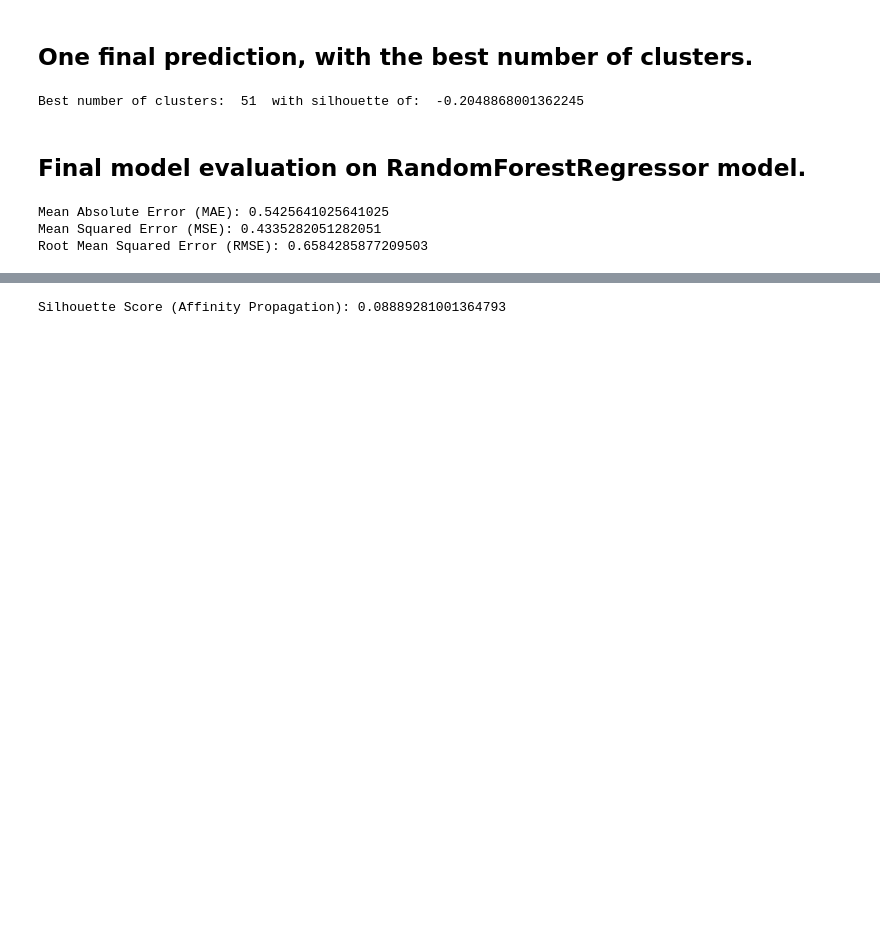
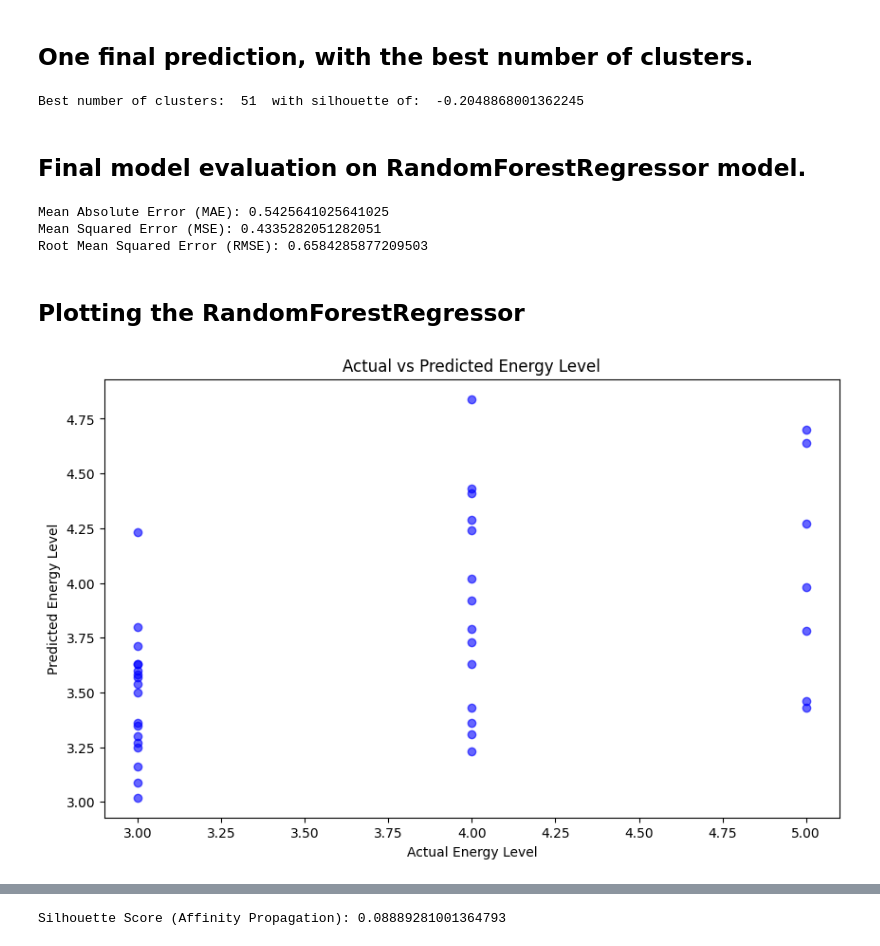
Before and after one commit to dnllzc/mldm-project, a Jupyter notebook: notebook3f2d4297f9.ipynb, the cells around one changed output, grey strips where cells are left out. Drawn from its saved outputs; the diff is of its cells as text; code cells hidden in the pictures; blank space fills up the shorter version.

Commit message:
Kaggle Notebook | notebook3f2d4297f9 | Plotting of K-Means, Affinity and RandomForest

```diff
--- a/notebook3f2d4297f9.ipynb
+++ b/notebook3f2d4297f9.ipynb
@@ -144,3 +147,15 @@ print("Root Mean Squared Error (RMSE):", rmse)
 Mean Absolute Error (MAE): 0.5425641025641025
 Mean Squared Error (MSE): 0.4335282051282051
 Root Mean Squared Error (RMSE): 0.6584285877209503
+# %% [markdown]
+## Plotting the RandomForestRegressor
+# %%
+# Predicted vs Actual values
+plt.figure(figsize=(10, 6))
+plt.scatter(y_test, y_pred, alpha=0.6, color='b')
+plt.xlabel('Actual Energy Level')
+plt.ylabel('Predicted Energy Level')
+plt.title('Actual vs Predicted Energy Level')
+plt.show()
+# %% [output]
+[figure, added]
```
Also changed, not shown: parts of 10 cells of this notebook.
